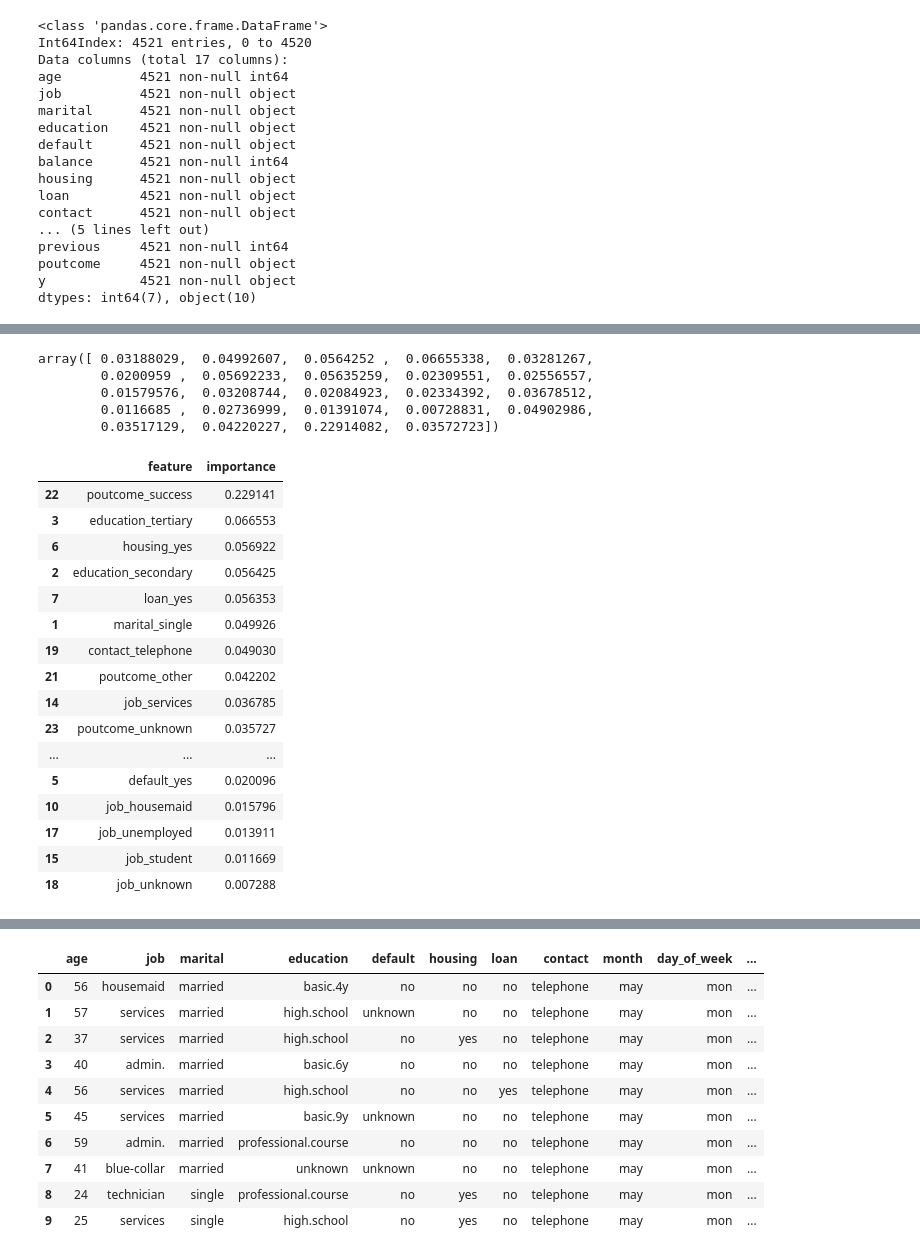
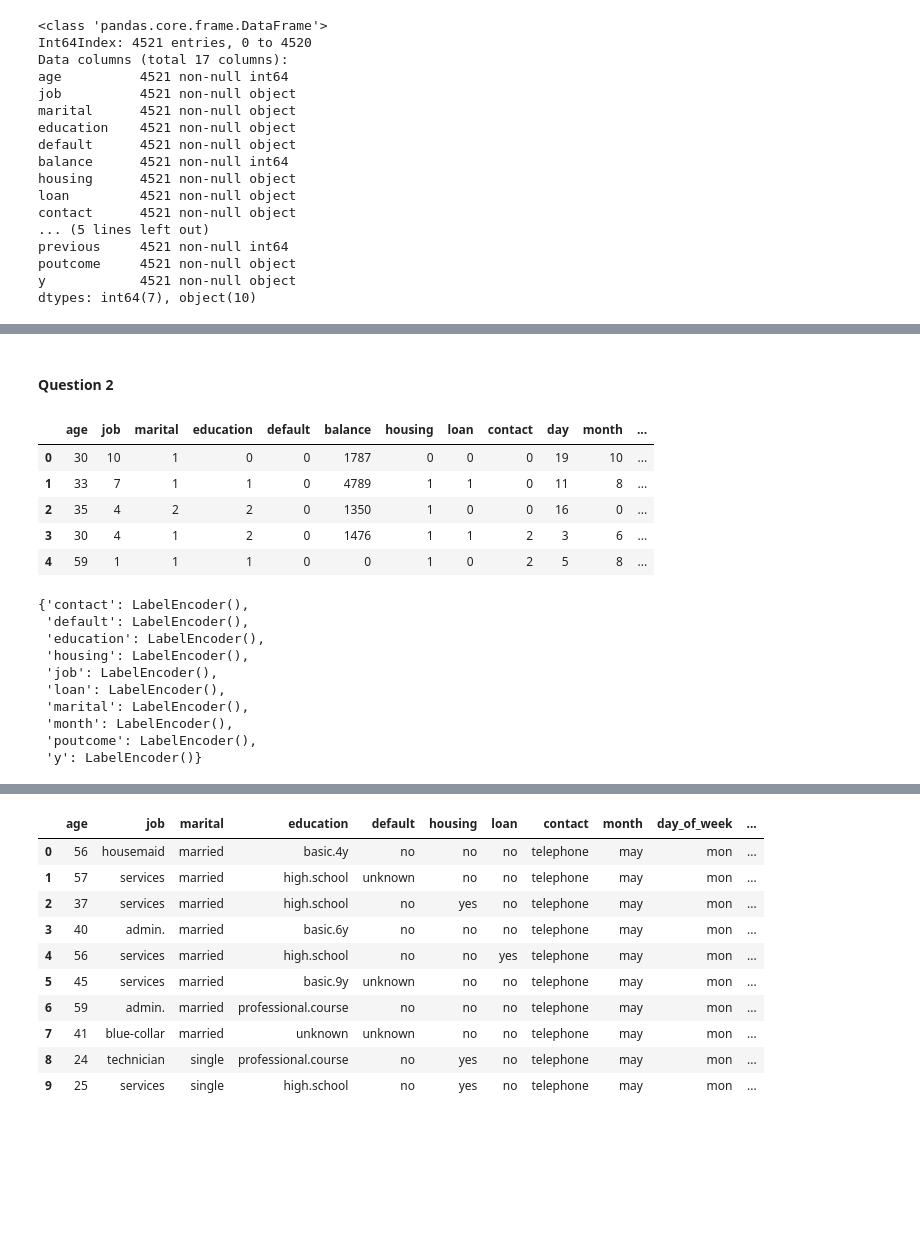
Before and after one commit to tuckersilva/DAT_SF_13_homework, a Jupyter notebook: Homework3.ipynb, the cells around one changed output, grey strips where cells are left out. Cells and saved outputs as stored; diff of their text form; code cells hidden in the pictures; blank space fills up the shorter version.

```diff
--- a/Homework3.ipynb
+++ b/Homework3.ipynb
@@ -143,2 +40,0 @@ bank_data = pd.concat([bank_data, poutcome_dummies], axis=1)
-# %%
-bank_data['y'] = bank_data.y.map({'no':0, 'yes':1})
@@ -175,8 +40,0 @@ dtypes: float64(24), int64(8), object(9)
-# %%
-bank_data['y'] = bank_data['y'].replace(to_replace=[1], value=1.0)
-
-features = bank_data.ix[:, 17:].values
-target = bank_data.y.values
-
-print type(target)
-print type(bank_data.y)
@@ -204,30 +41,40 @@ DecisionTreeClassifier(compute_importances=None, criterion='gini',
-# %%
-model.feature_importances_
-# %% [output]
-array([ 0.03188029,  0.04992607,  0.0564252 ,  0.06655338,  0.03281267,
-        0.0200959 ,  0.05692233,  0.05635259,  0.02309551,  0.02556557,
-        0.01579576,  0.03208744,  0.02084923,  0.02334392,  0.03678512,
-        0.0116685 ,  0.02736999,  0.01391074,  0.00728831,  0.04902986,
-        0.03517129,  0.04220227,  0.22914082,  0.03572723])
-# %%
-feature_columns = ['marital_married','marital_single','education_secondary','education_tertiary','education_unknown','default_yes','housing_yes','loan_yes','job_blue-collar','job_entrepreneur','job_housemaid','job_management','job_retired','job_self-employed','job_services','job_student','job_technician','job_unemployed','job_unknown','contact_telephone','contact_unknown','poutcome_other','poutcome_success','poutcome_unknown']
-
-pd.DataFrame({'feature':feature_columns, 'importance':model.feature_importances_}).sort('importance',ascending=False)
-# %% [output]
-|  | feature | importance |
-| 22 | poutcome_success | 0.229141 |
-| 3 | education_tertiary | 0.066553 |
-| 6 | housing_yes | 0.056922 |
-| 2 | education_secondary | 0.056425 |
-| 7 | loan_yes | 0.056353 |
-| 1 | marital_single | 0.049926 |
-| 19 | contact_telephone | 0.049030 |
-| 21 | poutcome_other | 0.042202 |
-| 14 | job_services | 0.036785 |
-| 23 | poutcome_unknown | 0.035727 |
-| ... | ... | ... |
-| 5 | default_yes | 0.020096 |
-| 10 | job_housemaid | 0.015796 |
-| 17 | job_unemployed | 0.013911 |
-| 15 | job_student | 0.011669 |
-| 18 | job_unknown | 0.007288 |
+# %% [markdown]
+#### Question 2
+# %%
+categorical_variables = ['job','marital','education','contact','month','poutcome']
+binary_variables = ['default', 'housing','loan','y']
+
+string_variables = categorical_variables + binary_variables
+# %%
+from sklearn import preprocessing
+
+bank_numerical = bank_data.copy()
+encoder_dict = {}
+
+for col in string_variables:
+    le = preprocessing.LabelEncoder()
+    le.fit(bank_data[col])
+    encoder_dict[col] = le
+    bank_numerical[col] = le.transform(bank_data[col])
+# %%
+bank_numerical.head()
+# %% [output]
+|  | age | job | marital | education | default | balance | housing | loan | contact | day | month | ... |
+| 0 | 30 | 10 | 1 | 0 | 0 | 1787 | 0 | 0 | 0 | 19 | 10 | ... |
+| 1 | 33 | 7 | 1 | 1 | 0 | 4789 | 1 | 1 | 0 | 11 | 8 | ... |
+| 2 | 35 | 4 | 2 | 2 | 0 | 1350 | 1 | 0 | 0 | 16 | 0 | ... |
+| 3 | 30 | 4 | 1 | 2 | 0 | 1476 | 1 | 1 | 2 | 3 | 6 | ... |
+| 4 | 59 | 1 | 1 | 1 | 0 | 0 | 1 | 0 | 2 | 5 | 8 | ... |
+# %%
+encoder_dict
+# %% [output]
+{'contact': LabelEncoder(),
+ 'default': LabelEncoder(),
+ 'education': LabelEncoder(),
+ 'housing': LabelEncoder(),
+ 'job': LabelEncoder(),
+ 'loan': LabelEncoder(),
+ 'marital': LabelEncoder(),
+ 'month': LabelEncoder(),
+ 'poutcome': LabelEncoder(),
+ 'y': LabelEncoder()}
```
Also changed, not shown: parts of 49 cells of this notebook.
